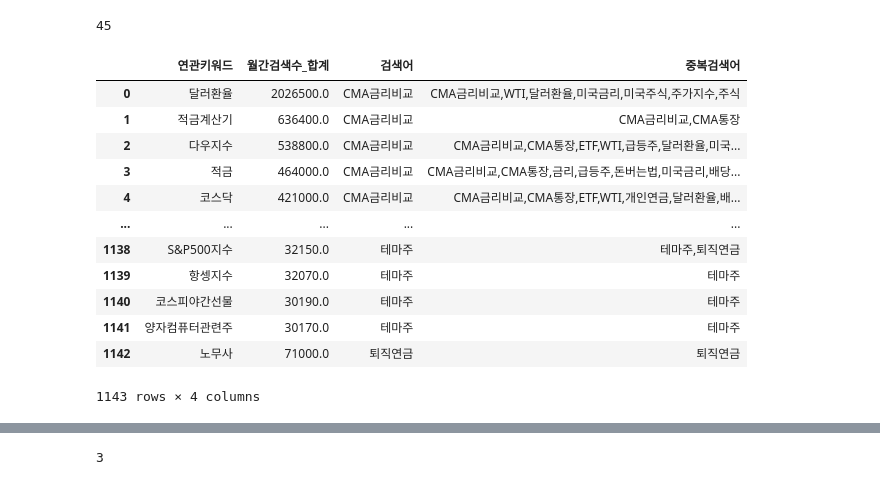
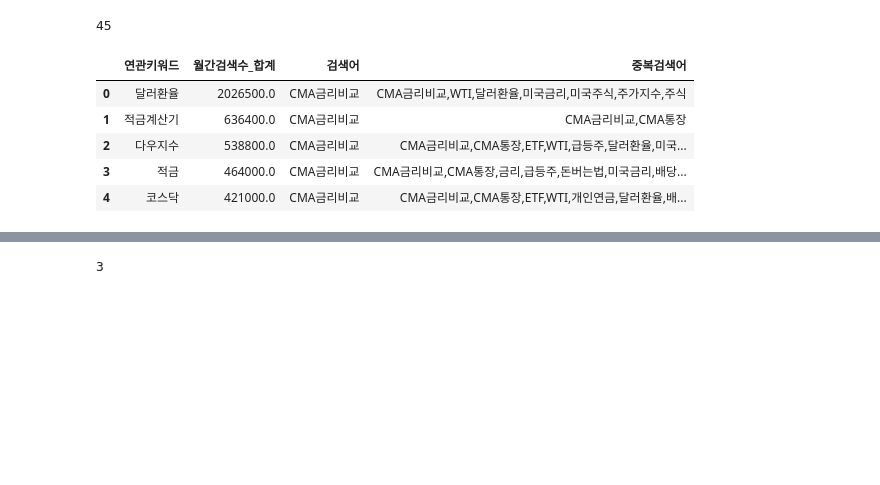
Before and after one commit to rse112/FinTrendX, a Jupyter notebook: main_file.ipynb, the cells around one changed output, grey strips where cells are left out. Drawn from its saved outputs; the diff is of its cells as text; code cells hidden in the pictures; blank space fills up the shorter version.

```diff
--- a/main_file.ipynb
+++ b/main_file.ipynb
@@ -157,23 +126,16 @@ print(len(df_list))
 # %%
 from utils import merge_and_mark_duplicates_limited
 collected_keywords_data = merge_and_mark_duplicates_limited(df_list)
 
 
-collected_keywords_data
+collected_keywords_data.head(5)
 # %% [output]
 |  | 연관키워드 | 월간검색수_합계 | 검색어 | 중복검색어 |
 | 0 | 달러환율 | 2026500.0 | CMA금리비교 | CMA금리비교,WTI,달러환율,미국금리,미국주식,주가지수,주식 |
 | 1 | 적금계산기 | 636400.0 | CMA금리비교 | CMA금리비교,CMA통장 |
 | 2 | 다우지수 | 538800.0 | CMA금리비교 | CMA금리비교,CMA통장,ETF,WTI,급등주,달러환율,미국... |
 | 3 | 적금 | 464000.0 | CMA금리비교 | CMA금리비교,CMA통장,금리,급등주,돈버는법,미국금리,배당... |
 | 4 | 코스닥 | 421000.0 | CMA금리비교 | CMA금리비교,CMA통장,ETF,WTI,개인연금,달러환율,배... |
-| ... | ... | ... | ... | ... |
-| 1138 | S&P500지수 | 32150.0 | 테마주 | 테마주,퇴직연금 |
-| 1139 | 항셍지수 | 32070.0 | 테마주 | 테마주 |
-| 1140 | 코스피야간선물 | 30190.0 | 테마주 | 테마주 |
-| 1141 | 양자컴퓨터관련주 | 30170.0 | 테마주 | 테마주 |
-| 1142 | 노무사 | 71000.0 | 퇴직연금 | 퇴직연금 |
-1143 rows × 4 columns
 # %%
 import utils
 
```
Also changed, not shown: parts of 30 cells of this notebook, 9 other files.
